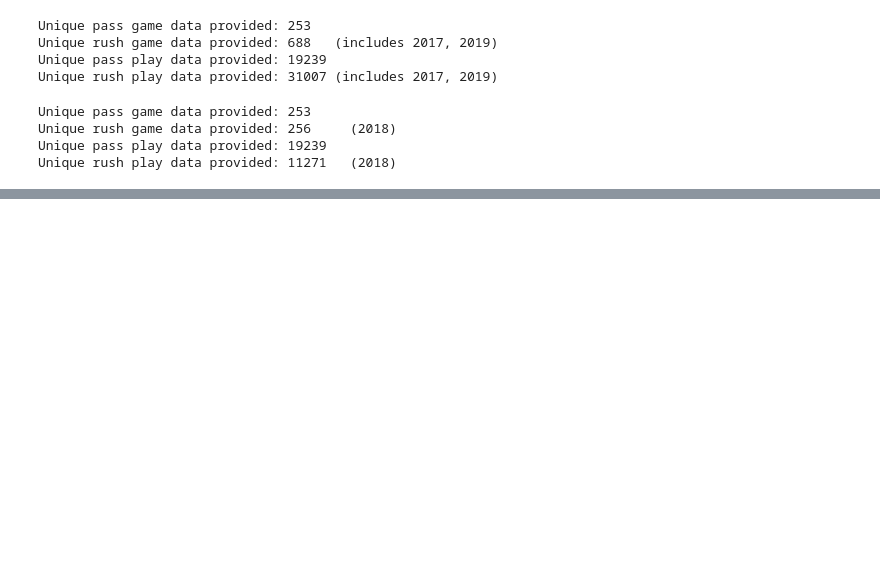
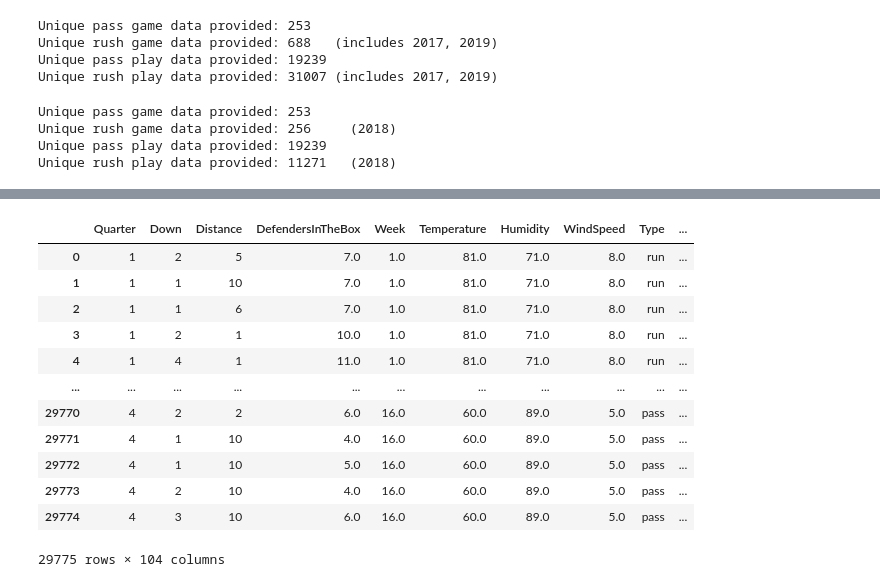
Before and after one commit to taarakshah/nfl-tendency, a Jupyter notebook: 2_NFL-Data-Bowl-Cleaning.ipynb, the cells around one changed output, grey strips where cells are left out. Saved outputs shown, nothing was run; the diff lists cells and outputs as text; code cells hidden in the pictures; blank space fills up the shorter version.

Commit message:
Finished data cleaning, beginning model

```diff
--- a/2_NFL-Data-Bowl-Cleaning.ipynb
+++ b/2_NFL-Data-Bowl-Cleaning.ipynb
@@ -256,0 +281,13 @@ dtype: int64
+# %%
+## Fill in the columns that need merging
+# Method: Group by the game ID, since these values are uniform for the game, replace NaNs with first in group
+bdb_2018['HomeTeamAbbr'] = bdb_2018.groupby('GameId')['HomeTeamAbbr'].transform('first')
+bdb_2018['VisitorTeamAbbr'] = bdb_2018.groupby('GameId')['VisitorTeamAbbr'].transform('first')
+bdb_2018['Week'] = bdb_2018.groupby('GameId')['Week'].transform('first')
+bdb_2018['Stadium'] = bdb_2018.groupby('GameId')['Stadium'].transform('first')
+bdb_2018['StadiumType'] = bdb_2018.groupby('GameId')['StadiumType'].transform('first')
+bdb_2018['Turf'] = bdb_2018.groupby('GameId')['Turf'].transform('first')
+bdb_2018['GameWeather'] = bdb_2018.groupby('GameId')['GameWeather'].transform('first')
+bdb_2018['Temperature'] = bdb_2018.groupby('GameId')['Temperature'].transform('first')
+bdb_2018['Humidity'] = bdb_2018.groupby('GameId')['Humidity'].transform('first')
+bdb_2018['WindSpeed'] = bdb_2018.groupby('GameId')['WindSpeed'].transform('first')
@@ -283,0 +417,16 @@ bdb_2018['Under2Min'] = np.where(((bdb_2018['Time Left in Quarter']<=2.0) & (bdb
+# %%
+## Apply function above to data
+bdb_2018['OffensePersonnel'] = bdb_2018['OffensePersonnel'].apply(lambda x: split_personnel(x, offense=True))
+bdb_2018['DefensePersonnel'] = bdb_2018['DefensePersonnel'].apply(lambda x: split_personnel(x, offense=False))
+
+# Create separate cols for NumQB, NumRB, NumWR, NumTE, NumOL, NumDB, NumLB, NumDL
+bdb_2018['NumQB'] = bdb_2018['OffensePersonnel'].apply(lambda x: x[0])
+bdb_2018['NumRB'] = bdb_2018['OffensePersonnel'].apply(lambda x: x[1])
+bdb_2018['NumWR'] = bdb_2018['OffensePersonnel'].apply(lambda x: x[2])
+bdb_2018['NumTE'] = bdb_2018['OffensePersonnel'].apply(lambda x: x[3])
+bdb_2018['NumOL'] = bdb_2018['OffensePersonnel'].apply(lambda x: x[4])
+
+bdb_2018['NumDL'] = bdb_2018['DefensePersonnel'].apply(lambda x: x[0])
+bdb_2018['NumLB'] = bdb_2018['DefensePersonnel'].apply(lambda x: x[1])
+bdb_2018['NumDB'] = bdb_2018['DefensePersonnel'].apply(lambda x: x[2])
+bdb_2018['NumDOther'] = bdb_2018['DefensePersonnel'].apply(lambda x: x[3])
@@ -283,0 +442,30 @@ bdb_2018['Under2Min'] = np.where(((bdb_2018['Time Left in Quarter']<=2.0) & (bdb
+# %%
+## drop redundant / unnecessary variables for model training
+to_drop = ['GameId', 'YardLine', 'GameClock', 'FieldPosition', 'HomeScoreBeforePlay', 'VisitorScoreBeforePlay',
+           'OffensePersonnel', 'DefensePersonnel', 'HomeTeamAbbr', 'VisitorTeamAbbr', 'Stadium', 'PosTeamScore',
+           'DefTeamScore']
+
+bdb_2018_final = bdb_2018.drop(to_drop, axis=1)
+
+## one-hot encode following categorical variables:
+# PossessionTeam, OffenseFormation, StadiumType, Turf, GameWeather, DefTeam
+bdb_2018_final_dummy = pd.get_dummies(data=bdb_2018_final, columns=['OffTeam', 'OffenseFormation','StadiumType','Turf','GameWeather','DefTeam'])
+
+## export final to csv
+bdb_2018_final_dummy.to_csv('bdb_2018.csv', index=False)
+# %%
+bdb_2018_final_dummy
+# %% [output]
+|  | Quarter | Down | Distance | DefendersInTheBox | Week | Temperature | Humidity | WindSpeed | Type | ... |
+| 0 | 1 | 2 | 5 | 7.0 | 1.0 | 81.0 | 71.0 | 8.0 | run | ... |
+| 1 | 1 | 1 | 10 | 7.0 | 1.0 | 81.0 | 71.0 | 8.0 | run | ... |
+| 2 | 1 | 1 | 6 | 7.0 | 1.0 | 81.0 | 71.0 | 8.0 | run | ... |
+| 3 | 1 | 2 | 1 | 10.0 | 1.0 | 81.0 | 71.0 | 8.0 | run | ... |
+| 4 | 1 | 4 | 1 | 11.0 | 1.0 | 81.0 | 71.0 | 8.0 | run | ... |
+| ... | ... | ... | ... | ... | ... | ... | ... | ... | ... | ... |
+| 29770 | 4 | 2 | 2 | 6.0 | 16.0 | 60.0 | 89.0 | 5.0 | pass | ... |
+| 29771 | 4 | 1 | 10 | 4.0 | 16.0 | 60.0 | 89.0 | 5.0 | pass | ... |
+| 29772 | 4 | 1 | 10 | 5.0 | 16.0 | 60.0 | 89.0 | 5.0 | pass | ... |
+| 29773 | 4 | 2 | 10 | 4.0 | 16.0 | 60.0 | 89.0 | 5.0 | pass | ... |
+| 29774 | 4 | 3 | 10 | 6.0 | 16.0 | 60.0 | 89.0 | 5.0 | pass | ... |
+29775 rows × 104 columns
```
Also changed, not shown: parts of 28 cells of this notebook, 2 other files.
